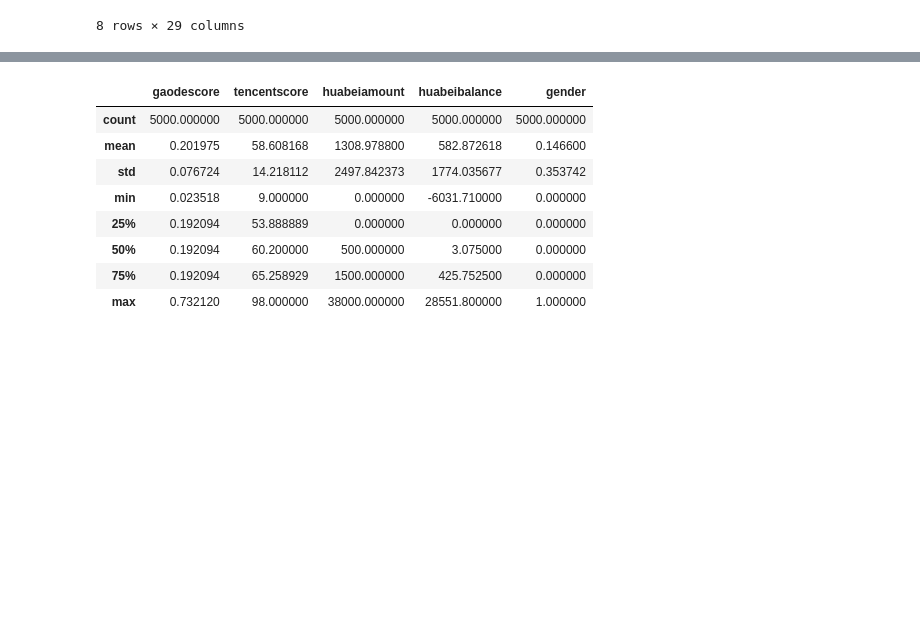
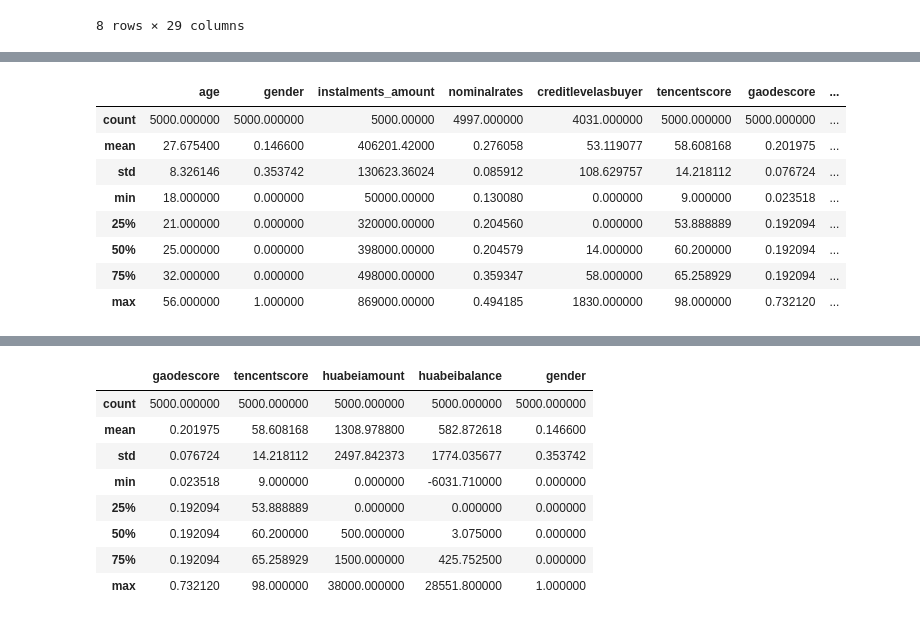
Before and after one commit to Lawrence-Lu/Jupyter, a Jupyter notebook: Fin-Tech/Assignment1/Code/DigitalFootprint vs Default and Deal.ipynb, the cells around one changed output, grey strips where cells are left out. Saved outputs shown, nothing was run; the diff lists cells and outputs as text; code cells hidden in the pictures; blank space fills up the shorter version.

```diff
--- a/Fin-Tech/Assignment1/Code/DigitalFootprint vs Default and Deal.ipynb
+++ b/Fin-Tech/Assignment1/Code/DigitalFootprint vs Default and Deal.ipynb
@@ -156,3 +101,15 @@ pd.get_dummies(data,columns=["highcontact","deal"])
+# %%
+data[["age","gender","instalments_amount","nominalrates","creditlevelasbuyer","tencentscore","gaodescore","highcontact","default","deal"]].describe()
+# %% [output]
+|  | age | gender | instalments_amount | nominalrates | creditlevelasbuyer | tencentscore | gaodescore | ... |
+| count | 5000.000000 | 5000.000000 | 5000.00000 | 4997.000000 | 4031.000000 | 5000.000000 | 5000.000000 | ... |
+| mean | 27.675400 | 0.146600 | 406201.42000 | 0.276058 | 53.119077 | 58.608168 | 0.201975 | ... |
+| std | 8.326146 | 0.353742 | 130623.36024 | 0.085912 | 108.629757 | 14.218112 | 0.076724 | ... |
+| min | 18.000000 | 0.000000 | 50000.00000 | 0.130080 | 0.000000 | 9.000000 | 0.023518 | ... |
+| 25% | 21.000000 | 0.000000 | 320000.00000 | 0.204560 | 0.000000 | 53.888889 | 0.192094 | ... |
+| 50% | 25.000000 | 0.000000 | 398000.00000 | 0.204579 | 14.000000 | 60.200000 | 0.192094 | ... |
+| 75% | 32.000000 | 0.000000 | 498000.00000 | 0.359347 | 58.000000 | 65.258929 | 0.192094 | ... |
+| max | 56.000000 | 1.000000 | 869000.00000 | 0.494185 | 1830.000000 | 98.000000 | 0.732120 | ... |
 # %%
 data.corr()['creditlevelasbuyer'].sort_values()
 # %% [output]
```
Also changed, not shown: parts of 60 cells of this notebook, 5 other files.
